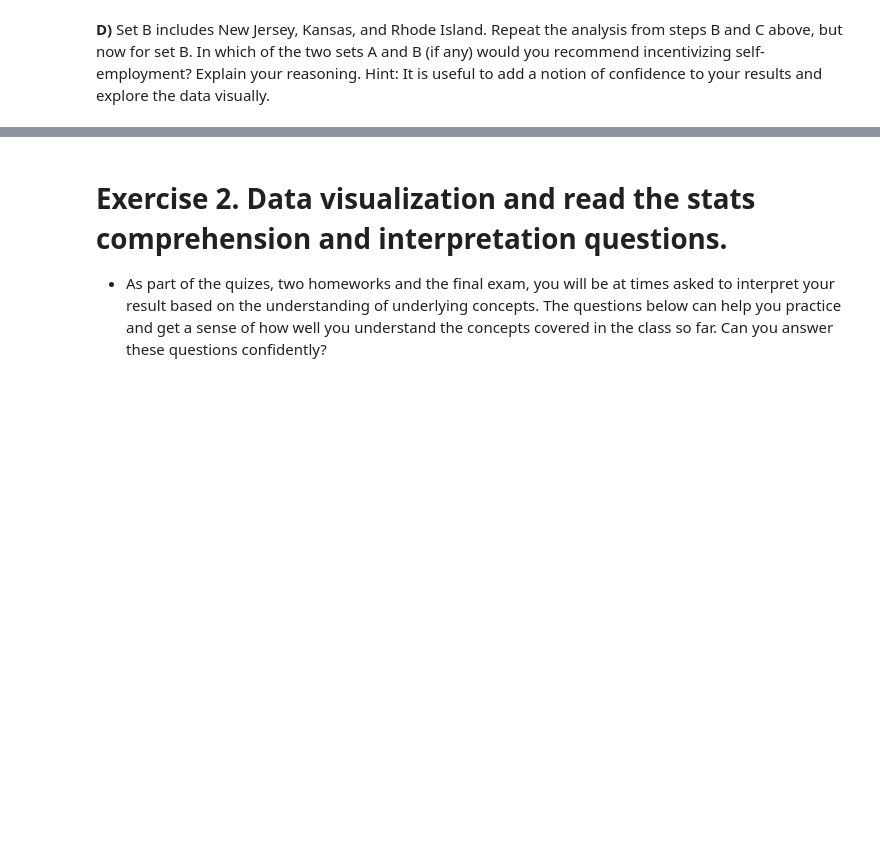
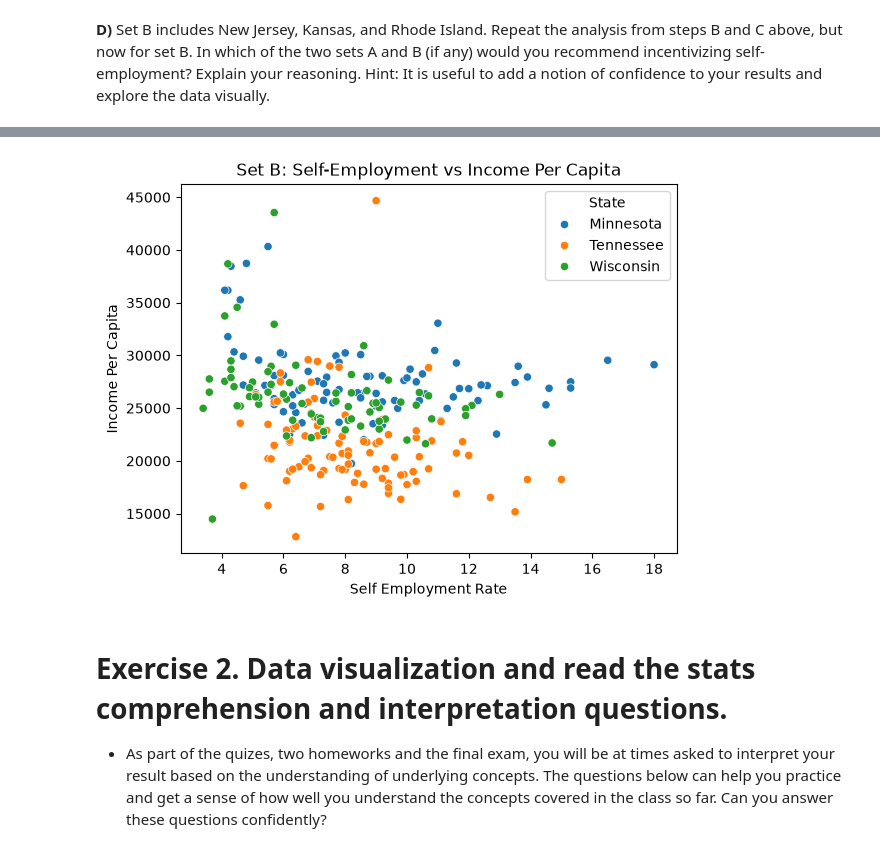
Before and after one commit to haaissa/ada-2026, a Jupyter notebook: Exercises/03 - Describing data/Describing_data_exercise.ipynb, the cells around one changed output, grey strips where cells are left out. Saved outputs shown, nothing was run; the diff lists cells and outputs as text; code cells hidden in the pictures; blank space fills up the shorter version.

```diff
--- a/Exercises/03 - Describing data/Describing_data_exercise.ipynb
+++ b/Exercises/03 - Describing data/Describing_data_exercise.ipynb
@@ -132,3 +187,5 @@ np.float64(0.08727386609551789)
 **B)** The pilot program will involve all counties within a limited set of three US states. Set A includes Wisconsin, Tennessee, and  Minnesota. Quantify the dependency of per-capita income on self-employment rates across all the counties in set A.
 # %%
 ### your code and or answer here ###
+set_a = df[df['State'].isin(['Wisconsin', 'Tennessee', 'Minnesota'])]
+stats.pearsonr(set_a['IncomePerCap'], set_a['SelfEmployed'])
@@ -143,3 +237,14 @@ np.float64(0.08727386609551789)
+# %%
+import seaborn as sns
+import matplotlib.pyplot as plt
+
+sns.scatterplot(data=set_a, x='SelfEmployed', y='IncomePerCap', hue='State')
+plt.title('Set B: Self-Employment vs Income Per Capita')
+plt.xlabel('Self Employment Rate')
+plt.ylabel('Income Per Capita')
+plt.show()
+# %% [output]
+[figure, added]
 # %% [markdown]
 # Exercise 2. Data visualization and read the stats comprehension and interpretation questions.
 
```
Also changed, not shown: parts of 26 cells of this notebook.
